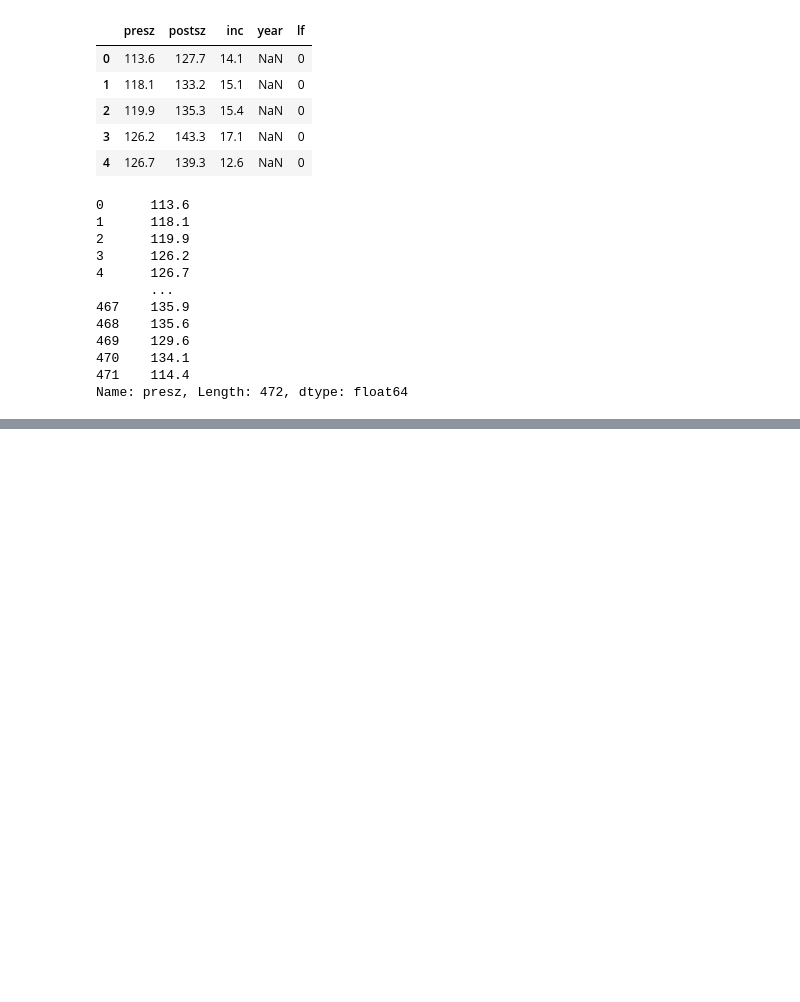
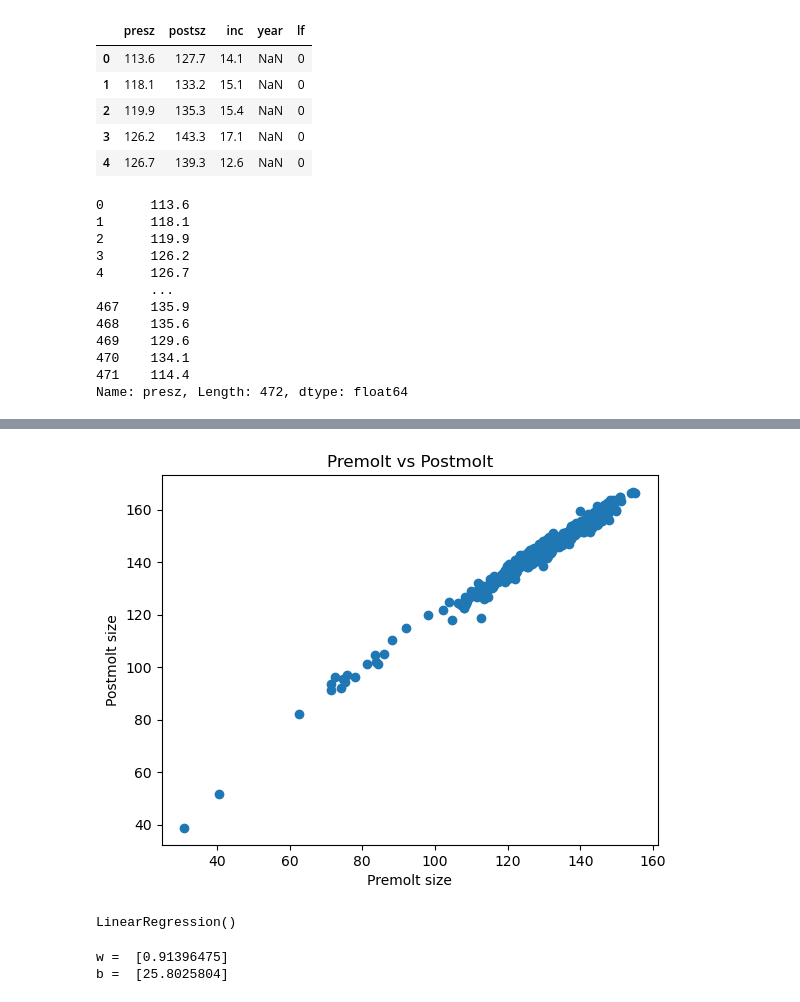
Before and after one commit to TaQuangKhoi/Tri-Tue-Nhan-Tao, a Jupyter notebook: May 8 2023/Crabs.ipynb, the cells around one changed output, grey strips where cells are left out. Saved outputs shown, nothing was run; the diff lists cells and outputs as text; code cells hidden in the pictures; blank space fills up the shorter version.

```diff
--- a/May 8 2023/Crabs.ipynb
+++ b/May 8 2023/Crabs.ipynb
@@ -17,8 +17,8 @@ data.head()
 | 3 | 126.2 | 143.3 | 17.1 | NaN | 0 |
 | 4 | 126.7 | 139.3 | 12.6 | NaN | 0 |
 # %%
-featureRaw = data['presz']
-featureRaw
+premoltRaw = data['presz']
+premoltRaw
 # %% [output]
 0      113.6
 1      118.1
@@ -32,3 +32,6 @@ featureRaw
 470    134.1
 471    114.4
 Name: presz, Length: 472, dtype: float64
+# %%
+premolt = np.array([premoltRaw.values]).T
+premolt
@@ -34,0 +56,3 @@ Name: presz, Length: 472, dtype: float64
+# %%
+postmoltRaw = data['postsz']
+postmoltRaw
@@ -34,0 +72,3 @@ Name: presz, Length: 472, dtype: float64
+# %%
+postmolt = np.array([postmoltRaw.values]).T
+postmolt
@@ -34,0 +93,24 @@ Name: presz, Length: 472, dtype: float64
+# %%
+plt.scatter(premolt, postmolt)
+plt.xlabel('Premolt size')
+plt.ylabel('Postmolt size')
+plt.title('Premolt vs Postmolt')
+plt.show()
+# %% [output]
+[figure, added]
+# %%
+# Fit the model by Linear Regression
+classifier = linear_model.LinearRegression()
+classifier.fit(premolt, postmolt)
+# %% [output]
+LinearRegression()
+# %%
+# y = w0 + w1 * x1
+# target = coef_ * feature + intercept_
+w = classifier.coef_[0]
+b = classifier.intercept_
+print('w = ', w)
+print('b = ', b)
+# %% [output]
+w =  [0.91396475]
+b =  [25.8025804]
```
Also changed, not shown: parts of 5 cells of this notebook.
